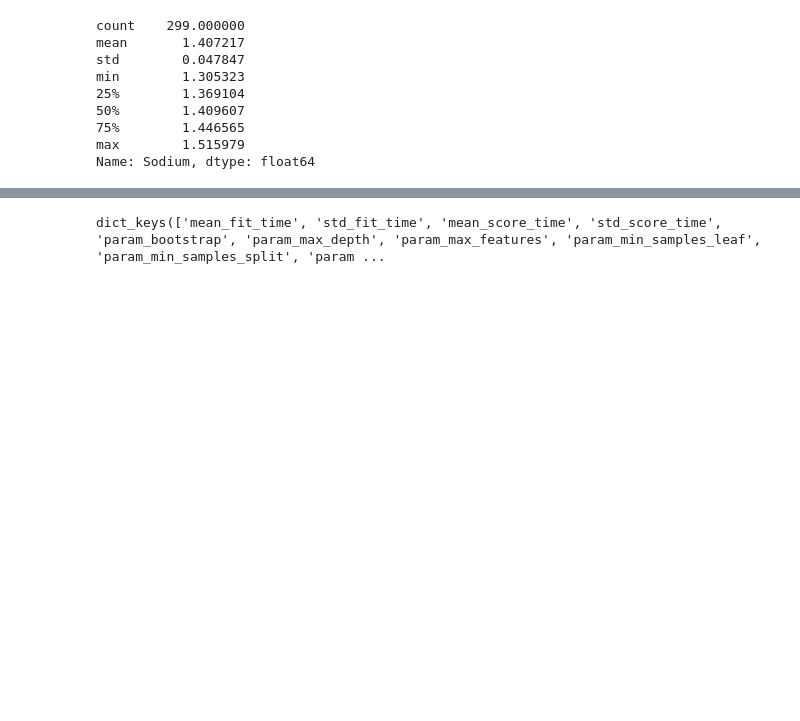
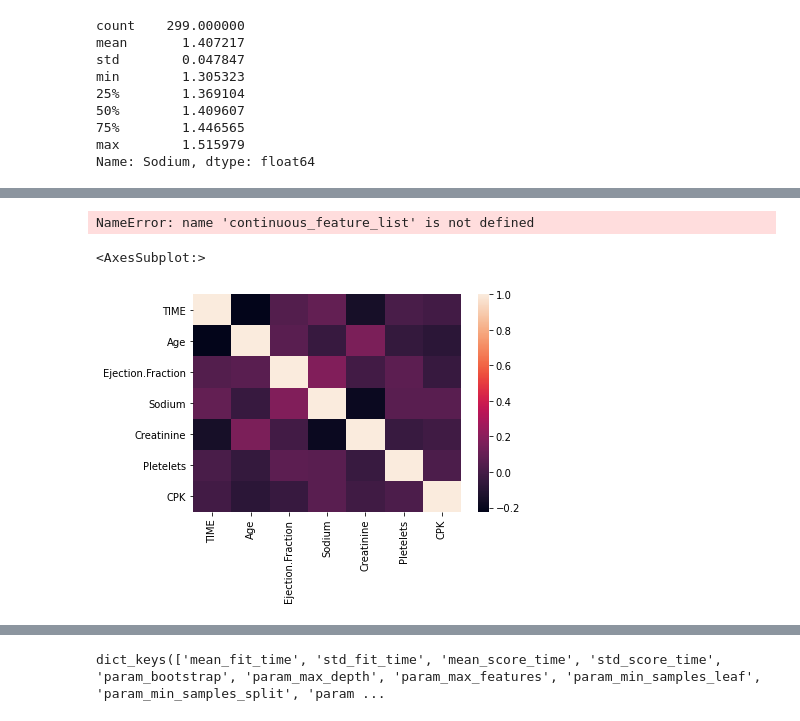
Before and after one commit to hmtuan0315/machine-learning, a Jupyter notebook: Research/Heart failure/predict survival of patients with heart failure from serum creatinine and ejection fraction alone.ipynb, the cells around one changed output, grey strips where cells are left out. Drawn from its saved outputs; the diff is of its cells as text; code cells hidden in the pictures; blank space fills up the shorter version.

```diff
--- a/Research/Heart failure/predict survival of patients with heart failure from serum creatinine and ejection fraction alone.ipynb
+++ b/Research/Heart failure/predict survival of patients with heart failure from serum creatinine and ejection fraction alone.ipynb
@@ -139,0 +251,13 @@ sns.pairplot(df[continuous_feature_list])
+# %%
+continuous_feature_list_copy = continuous_feature_list.copy()
+continuous_feature_list_copy.append("MultiVariate.Outlier")
+# %% [output]
+NameError: name 'continuous_feature_list' is not defined
+# %%
+corr=df[continuous_feature_list].corr(method ='pearson')
+sns.heatmap(corr,
+        xticklabels=corr.columns,
+        yticklabels=corr.columns)
+# %% [output]
+<AxesSubplot:>
+[figure, added]
```
Also changed, not shown: parts of 34 cells of this notebook.
